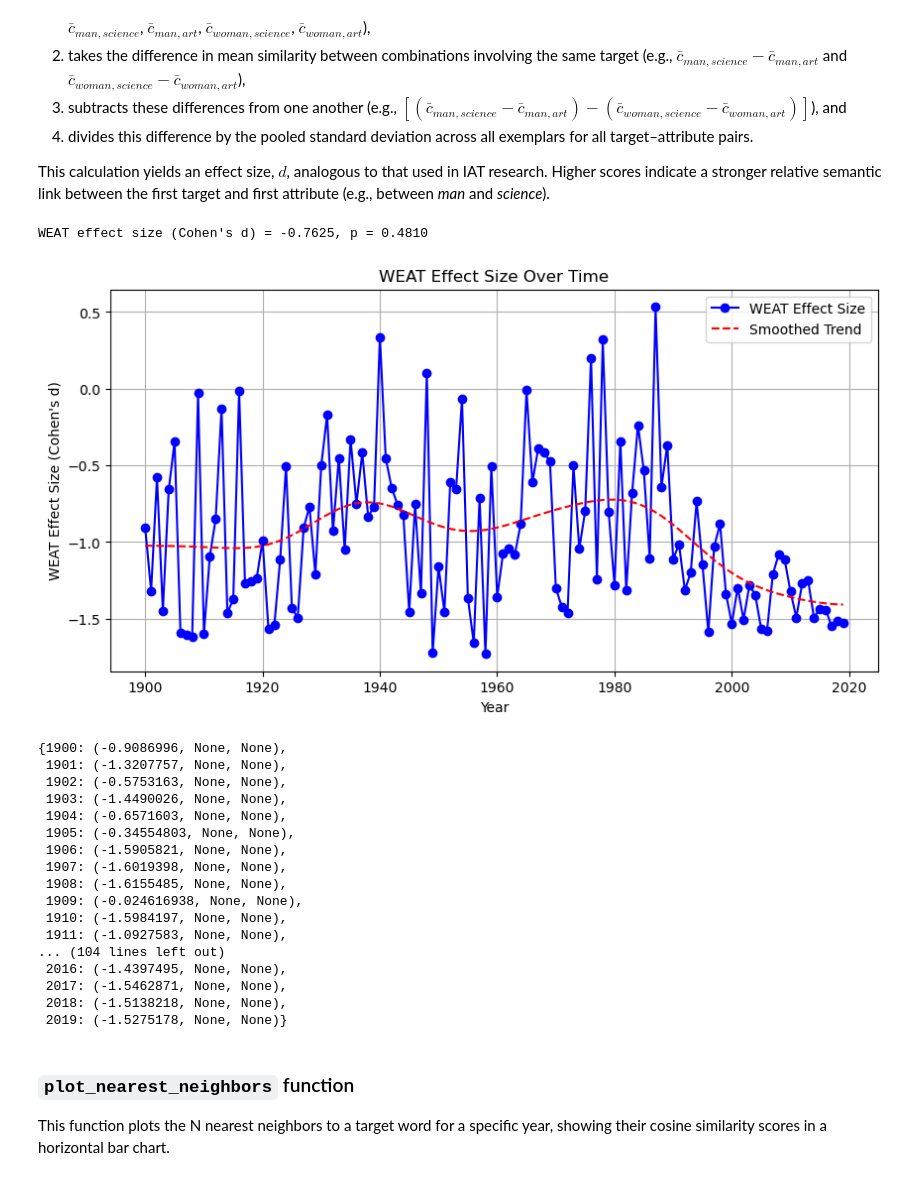
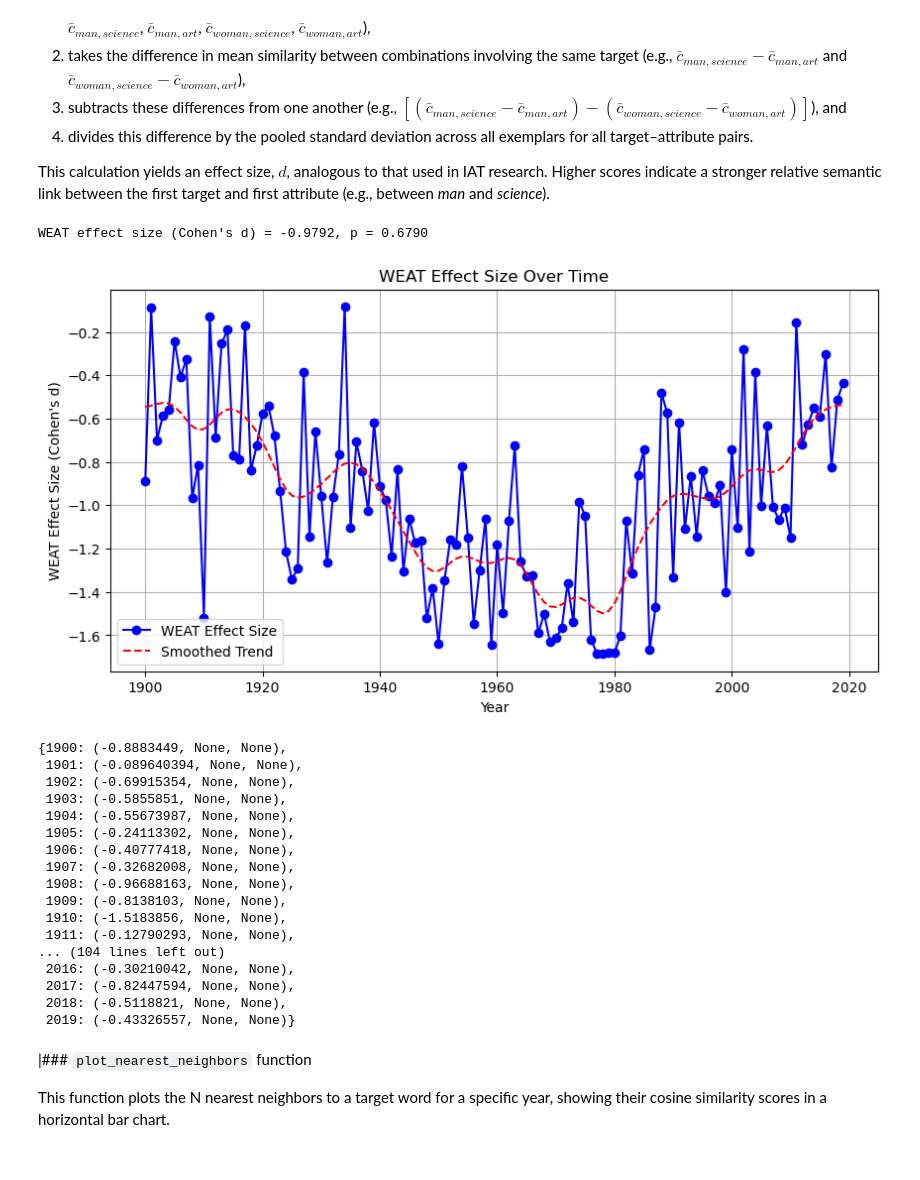
Before and after one commit to eric-d-knowles/ngram-kit, a Jupyter notebook: notebooks/change_analysis_workflow.ipynb, the cells around one changed output. Cells and saved outputs as stored; diff of their text form; code cells hidden in the pictures.

```diff
--- a/notebooks/change_analysis_workflow.ipynb
+++ b/notebooks/change_analysis_workflow.ipynb
@@ -164,9 +164,9 @@ Just as with the IAT, the WEAT requires that you select two constrasting "target
 
 This calculation yields an effect size, $d$, analogous to that used in IAT research. Higher scores indicate a stronger relative semantic link between the first target and first attribute (e.g., between _man_ and _science_).
 # %%
-model = W2VModel(f'{model_path}/w2v_y2019_wbnone_vs200_w004_mc001_sg1_e010.kv')
+model = W2VModel(f'{model_path}/w2v_y2019_wbnone_vs300_w004_mc001_sg1_e010.kv')
 
-target1 = ["poor", "poverty", "generous"]
+target1 = ["poor", "poverty"]
 target2 = ["rich", "wealthy"]
 attribute1 = ["happy", "joy"]
 attribute2 = ["unhappy", "miserable"]
@@ -181,48 +181,48 @@ weat_score, p = model.compute_weat(
 
 print(f"WEAT effect size (Cohen's d) = {weat_score:.4f}, p = {p:.4f}")
 # %% [output]
-WEAT effect size (Cohen's d) = -0.7625, p = 0.4810
+WEAT effect size (Cohen's d) = -0.9792, p = 0.6790
 # %%
-target1 = ["poor", "destitute"]
-target2 = ["rich", "wealthy"]
-attribute1 = ["happy", "joy"]
-attribute2 = ["unhappy", "sad"]
+target1 = ["worker", "poor"]
+target2 = ["upper-class", "rich", "owner"]
+attribute1 = ["honesty", "generosity", "happy", "joyful", "kind", "loyal"]
+attribute2 = ["dishonesty", "selfish", "unhappy", "miserable", "resent", "angry"]
 
 compute_weat_over_years(
     target1,
     target2,
     attribute1,
     attribute2,
     start_year=1900,
     end_year=2019,
     model_dir=f"{model_path}",
     num_permutations=0,
     plot=1,
     smooth=True,
-    sigma=8,
+    sigma=3,
     return_std=False
 )
 # %% [output]
-[figure, old version]
+[figure, new version]
-{1900: (-0.9086996, None, None),
- 1901: (-1.3207757, None, None),
- 1902: (-0.5753163, None, None),
- 1903: (-1.4490026, None, None),
- 1904: (-0.6571603, None, None),
- 1905: (-0.34554803, None, None),
- 1906: (-1.5905821, None, None),
- 1907: (-1.6019398, None, None),
- 1908: (-1.6155485, None, None),
- 1909: (-0.024616938, None, None),
- 1910: (-1.5984197, None, None),
- 1911: (-1.0927583, None, None),
+{1900: (-0.8883449, None, None),
+ 1901: (-0.089640394, None, None),
+ 1902: (-0.69915354, None, None),
+ 1903: (-0.5855851, None, None),
+ 1904: (-0.55673987, None, None),
+ 1905: (-0.24113302, None, None),
+ 1906: (-0.40777418, None, None),
+ 1907: (-0.32682008, None, None),
+ 1908: (-0.96688163, None, None),
+ 1909: (-0.8138103, None, None),
+ 1910: (-1.5183856, None, None),
+ 1911: (-0.12790293, None, None),
 ... (104 lines left out)
- 2016: (-1.4397495, None, None),
- 2017: (-1.5462871, None, None),
- 2018: (-1.5138218, None, None),
- 2019: (-1.5275178, None, None)}
+ 2016: (-0.30210042, None, None),
+ 2017: (-0.82447594, None, None),
+ 2018: (-0.5118821, None, None),
+ 2019: (-0.43326557, None, None)}
 # %% [markdown]
-### `plot_nearest_neighbors` function
+|### `plot_nearest_neighbors` function
 
 This function plots the N nearest neighbors to a target word for a specific year, showing their cosine similarity scores in a horizontal bar chart.
 # %%
```
Also changed, not shown: parts of 8 cells of this notebook, 11 other files.
